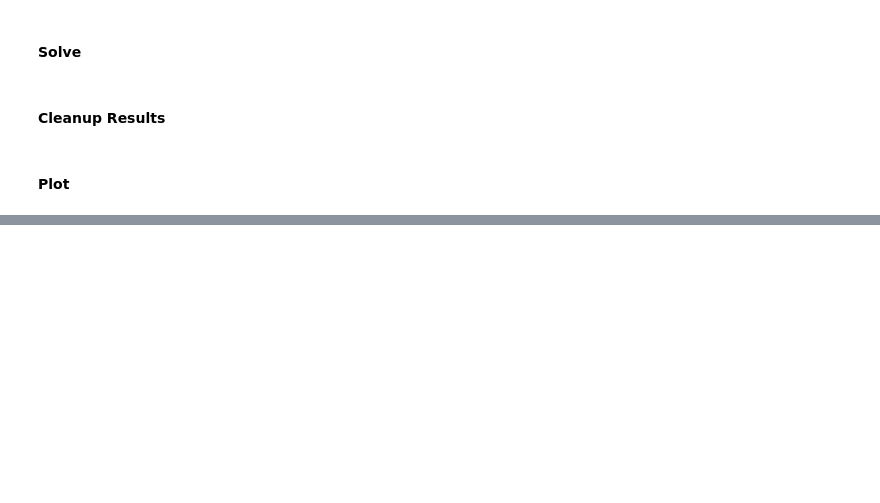
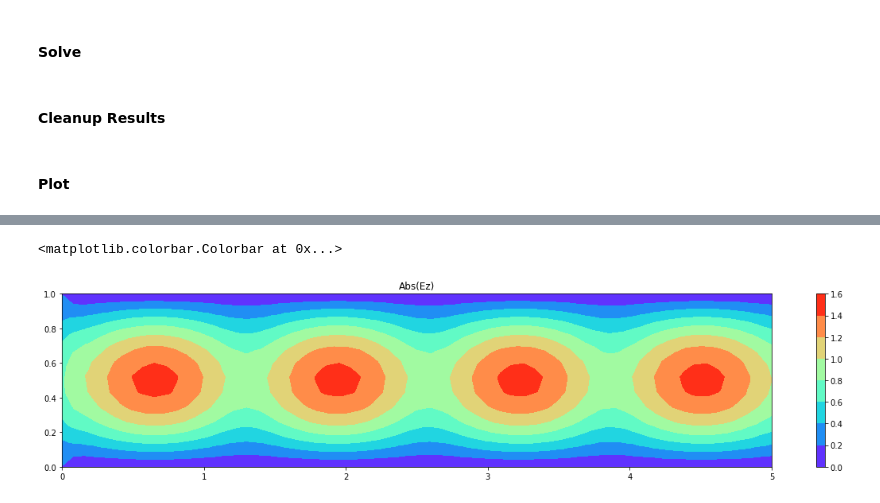
Before and after one commit to Jormit/2D-FEM-EM-Simulator, a Jupyter notebook: fem.ipynb, the cells around one changed output, grey strips where cells are left out. Saved outputs shown, nothing was run; the diff lists cells and outputs as text; code cells hidden in the pictures; blank space fills up the shorter version.

```diff
--- a/fem.ipynb
+++ b/fem.ipynb
@@ -246,0 +250,8 @@ plt.colorbar()
+# %%
+plt.figure(figsize=(20, 4))
+plt.tricontourf(coords[:, 0], coords[:, 1], edof - 1, np.abs(v), cmap=plt.cm.rainbow)
+plt.title("Abs(Ez)")
+plt.colorbar()
+# %% [output]
+<matplotlib.colorbar.Colorbar at 0x...>
+[figure, added]
```
Also changed, not shown: parts of 4 cells of this notebook.
